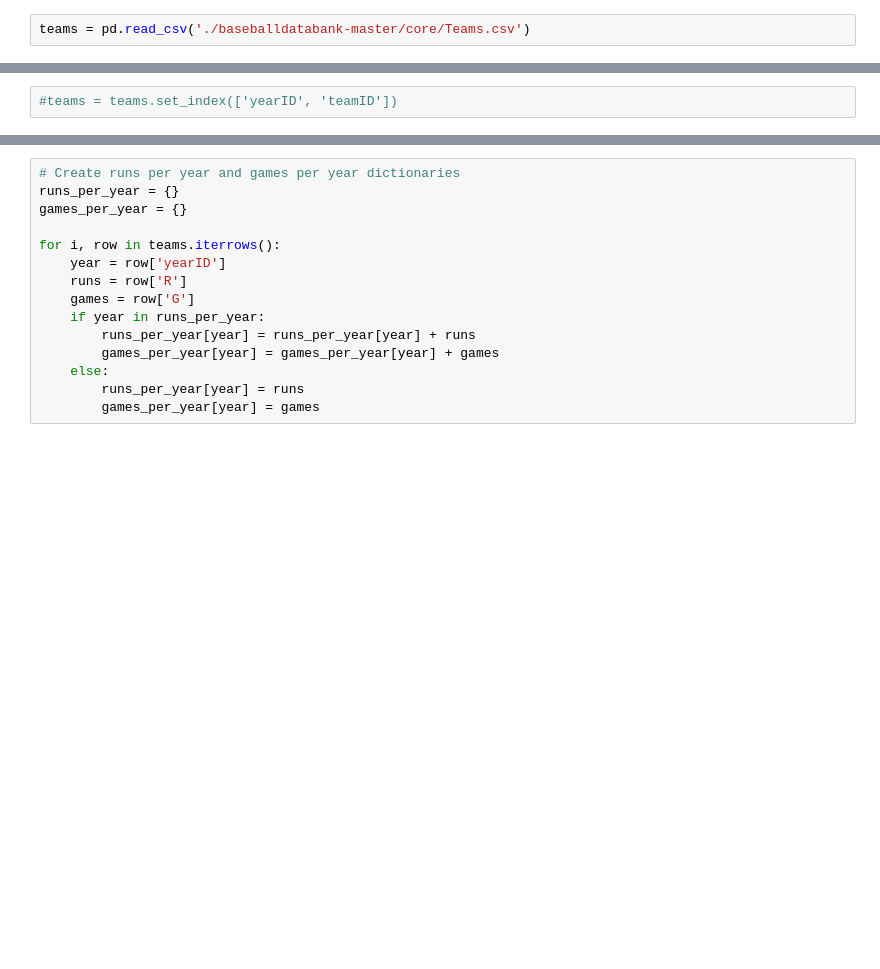
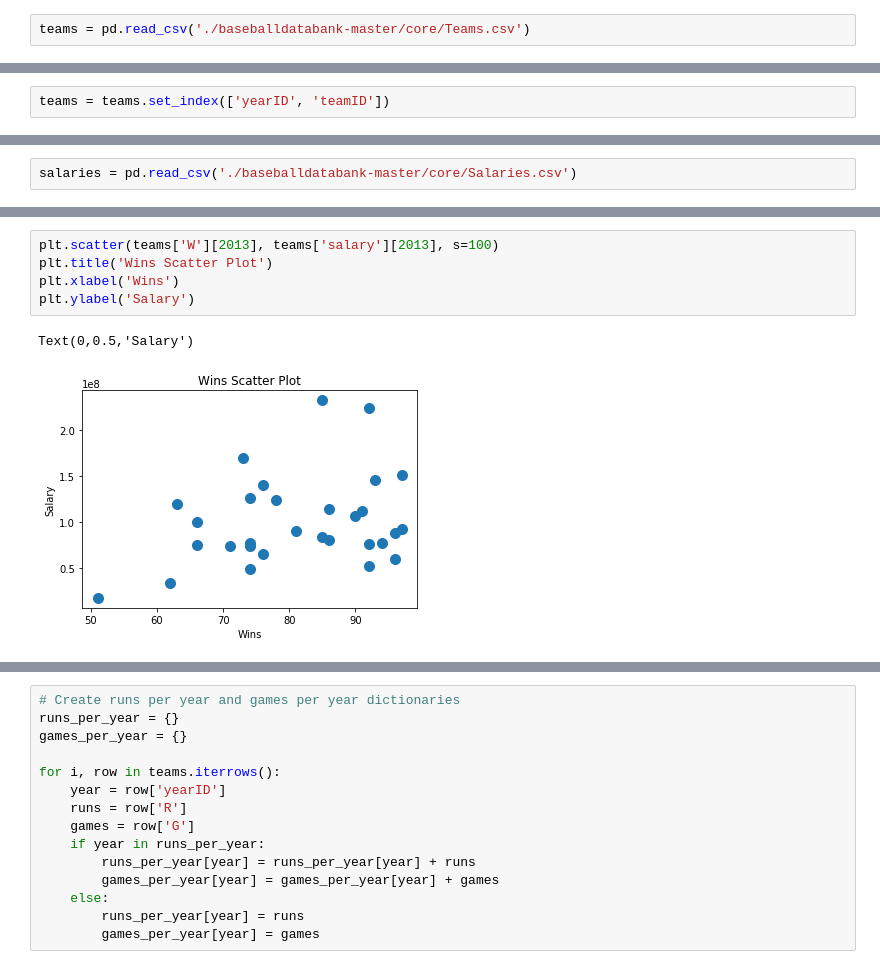
Before and after one commit to La100tifika/Bdata, a Jupyter notebook: PandasBaseball.ipynb, the cells around one changed output, grey strips where cells are left out. Saved outputs shown, nothing was run; the diff lists cells and outputs as text; blank space fills up the shorter version.

```diff
--- a/PandasBaseball.ipynb
+++ b/PandasBaseball.ipynb
@@ -10,4 +8,4 @@ teams = pd.read_csv('./baseballdatabank-master/core/Teams.csv')
 teams = teams[['yearID', 'teamID', 'Rank', 'R', 'RA', 'G', 'W', 'H', 'BB', 'HBP', 'AB', 'SF', 'HR', '2B', '3B']]
 # %%
-#teams = teams.set_index(['yearID', 'teamID'])
+teams = teams.set_index(['yearID', 'teamID'])
 # %%
@@ -34,0 +56,2 @@ print(teams)
+# %%
+salaries = pd.read_csv('./baseballdatabank-master/core/Salaries.csv')
@@ -34,0 +107,8 @@ print(teams)
+# %%
+plt.scatter(teams['W'][2013], teams['salary'][2013], s=100)
+plt.title('Wins Scatter Plot')
+plt.xlabel('Wins')
+plt.ylabel('Salary')
+# %% [output]
+Text(0,0.5,'Salary')
+[figure, added]
```
Also changed, not shown: parts of 26 cells of this notebook, 1 other file.
